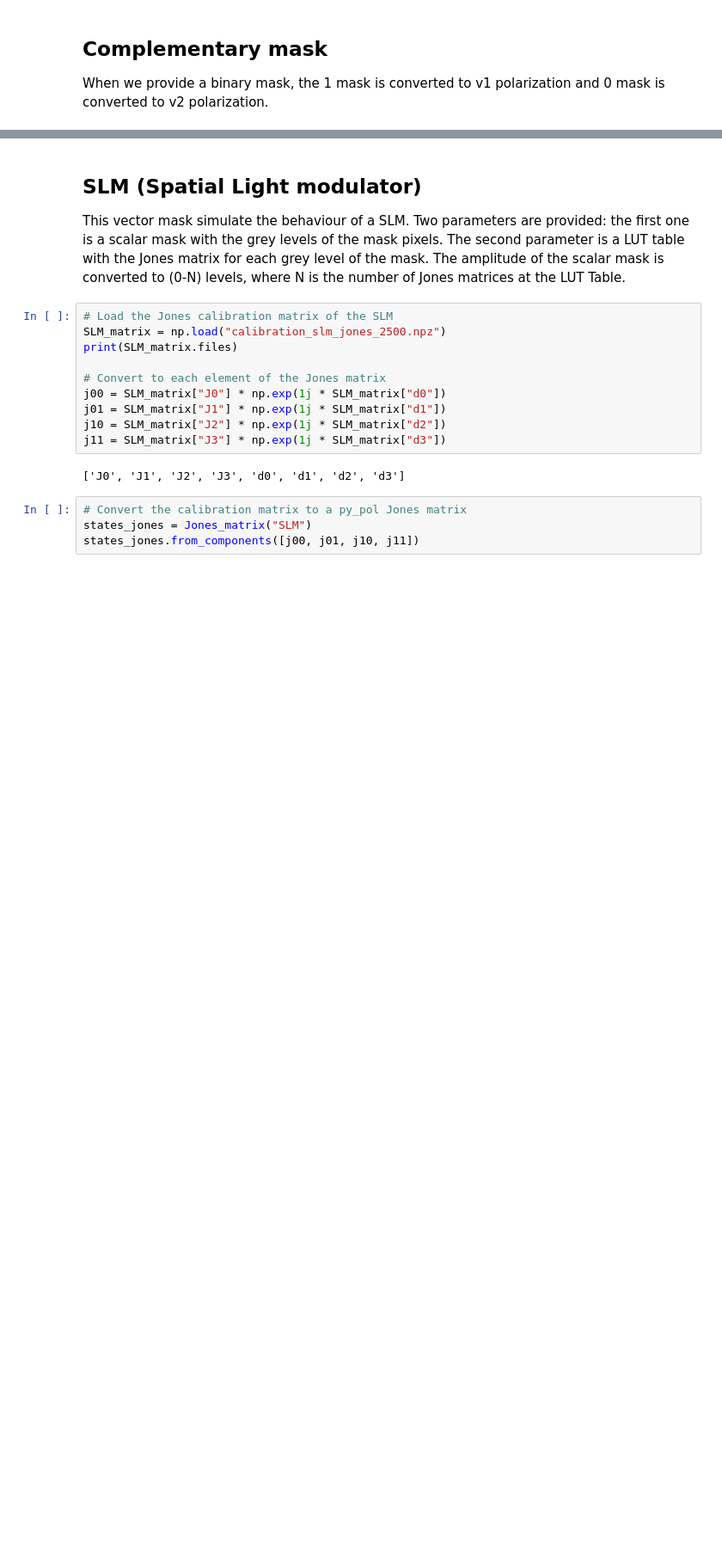
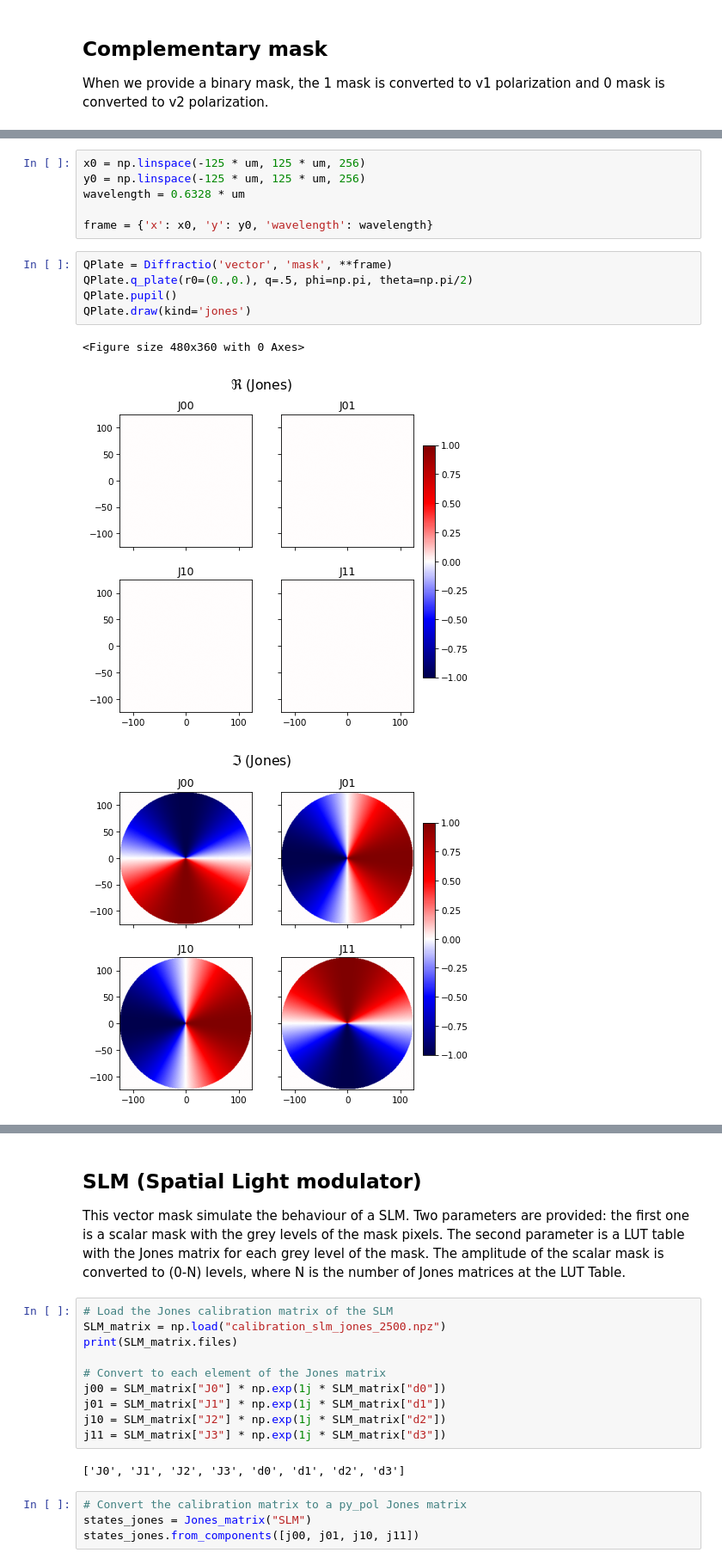
Before and after one commit to optbrea/diffractio, a Jupyter notebook: docs/source/tutorial_vector/vector_XY/tutorial_vector_masks_XY.ipynb, the cells around one changed output, grey strips where cells are left out. Shown at 86% size. Saved outputs shown, nothing was run; the diff lists cells and outputs as text; blank space fills up the shorter version.

Commit message:
Qplate in tutorial_XY and bug in from_py_pol

```diff
--- a/docs/source/tutorial_vector/vector_XY/tutorial_vector_masks_XY.ipynb
+++ b/docs/source/tutorial_vector/vector_XY/tutorial_vector_masks_XY.ipynb
@@ -143,0 +150,15 @@ EM0.draw(kind="jones_ap")
+# %%
+x0 = np.linspace(-125 * um, 125 * um, 256)
+y0 = np.linspace(-125 * um, 125 * um, 256)
+wavelength = 0.6328 * um
+
+frame = {'x': x0, 'y': y0, 'wavelength': wavelength}
+# %%
+QPlate = Diffractio('vector', 'mask', **frame)
+QPlate.q_plate(r0=(0.,0.), q=.5, phi=np.pi, theta=np.pi/2)
+QPlate.pupil()
+QPlate.draw(kind='jones')
+# %% [output]
+<Figure size 480x360 with 0 Axes>
+[figure, added]
+[figure, added]
```
Also changed, not shown: parts of 13 cells of this notebook, 1 other file.
